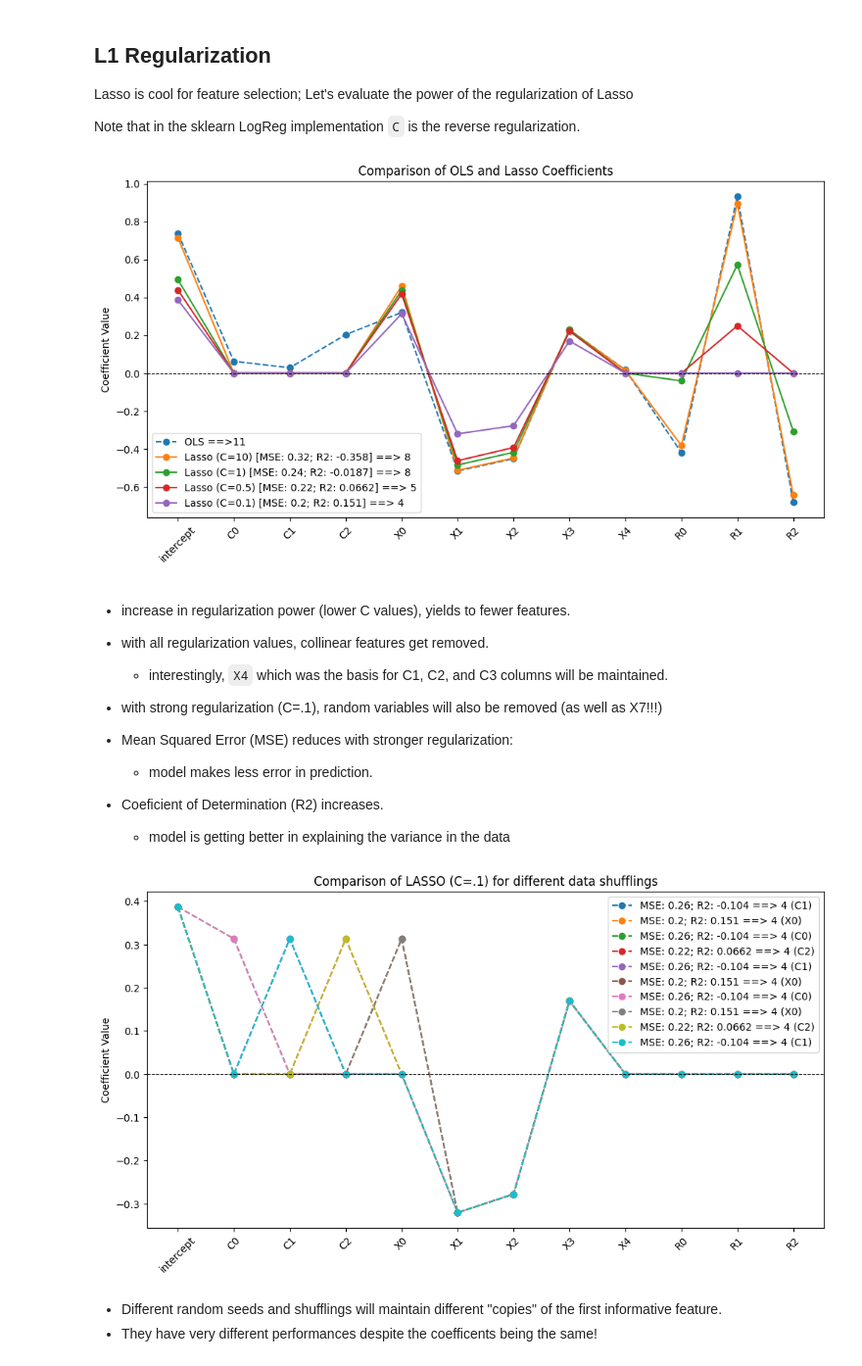
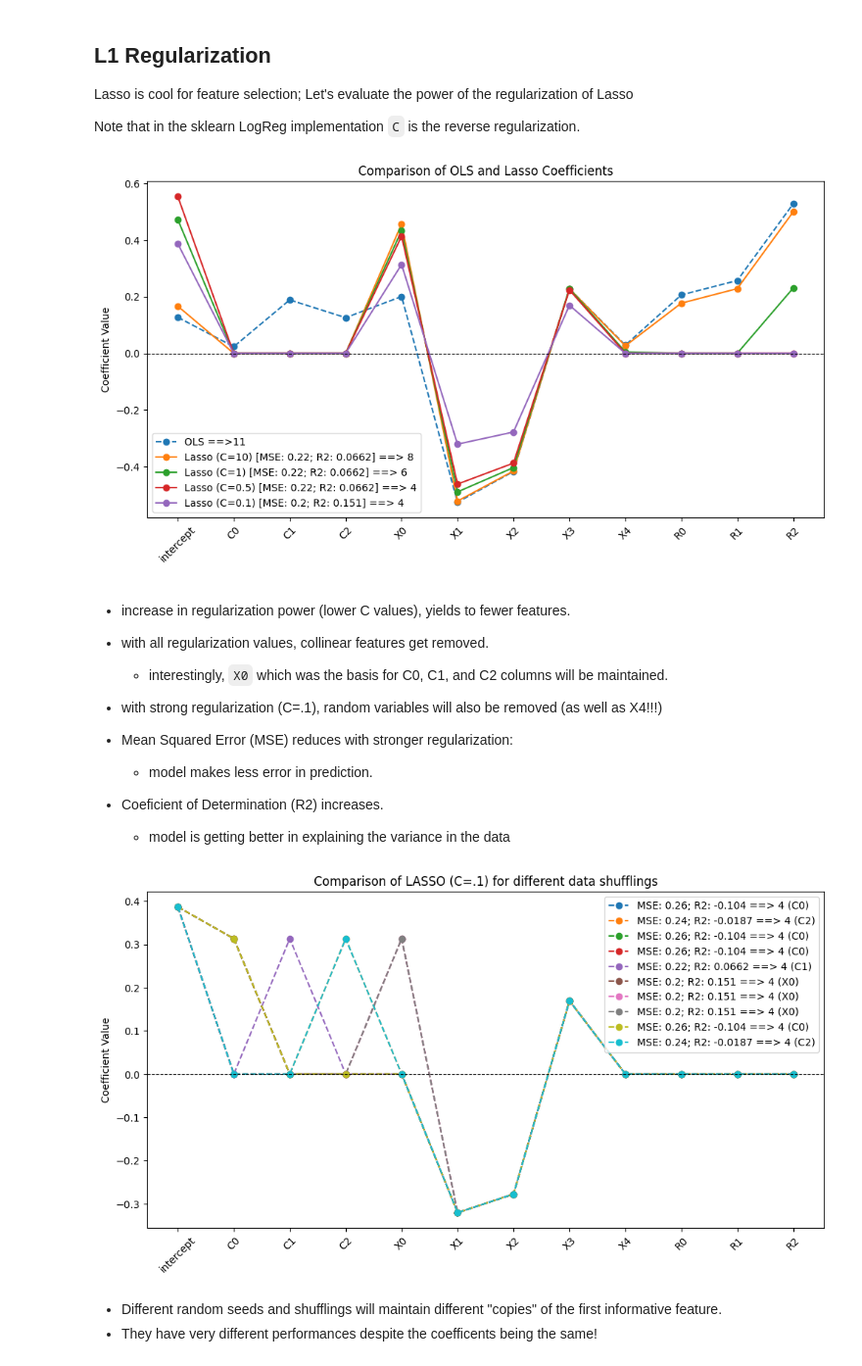
Before and after one commit to etabari/ml_course, a Jupyter notebook: 1.1.LR.regularization.ipynb, the cells around one changed output. Shown: that part at 98% size. Drawn from its saved outputs; the diff is of its cells as text; code cells hidden in the pictures.

```diff
--- a/1.1.LR.regularization.ipynb
+++ b/1.1.LR.regularization.ipynb
@@ -18,6 +18,7 @@ from sklearn.metrics import mean_squared_error, r2_score
 
 import numpy as np
 import matplotlib.pyplot as plt
+import seaborn as sns
 
 n_samples = 250
 
@@ -31,7 +32,9 @@ X_informative, y_all = make_classification(
     random_state=42,
 )
 
+
 ## Create 3 non-informative columns
+np.random.seed(42)
 random_columns = np.random.rand(n_samples, 3)
 
 # ## Create 4 columns of linear combination of existing 5 columns
@@ -51,7 +54,9 @@ X, X_test, y, y_test = train_test_split(X_all, y_all, test_size=0.2, random_stat
 
 ## Get feature label for index
 def f_label(index):
-    if index<3:
+    if index < 0:
+        return "intercept"
+    elif index<3:
         return f"C{index}"
     elif index<8:
         return f"X{index-3}"
@@ -154,7 +179,7 @@ for i, reg_power in enumerate(regularization):
 plt.axhline(0, color="black", linestyle="--", linewidth=0.8)
 plt.xticks(
     range(X.shape[1] + 1),
-    ["intercept"] + [f_label(i) for i in range(X.shape[1])],
+    [f_label(i) for i in range(-1, X.shape[1])],
     rotation=45,
 )
 plt.ylabel("Coefficient Value")
@@ -162,12 +187,12 @@ plt.title("Comparison of OLS and Lasso Coefficients")
 plt.legend()
 plt.show()
 # %% [output]
-[figure, old version]
+[figure, new version]
 # %% [markdown]
 - increase in regularization power (lower C values), yields to fewer features.
 - with all regularization values, collinear features get removed.
-  - interestingly, `X4` which was the basis for C1, C2, and C3 columns will be maintained.
-- with strong regularization (C=.1), random variables will also be removed (as well as X7!!!)
+  - interestingly, `X0` which was the basis for C0, C1, and C2 columns will be maintained.
+- with strong regularization (C=.1), random variables will also be removed (as well as X4!!!)
 
 
 - Mean Squared Error (MSE) reduces with stronger regularization:
@@ -193,37 +218,36 @@ for rnd_state in rand_states:
         # maintain the rest of collum orderings
         range(4, 11),
     )
     X_shuffled = X[:, shuffled_indices]  # Apply
 
     clf.fit(X_shuffled, y)
     l1_coefs += [np.append(clf.intercept_, clf.coef_)]
 
     y_pred = clf.predict(X_test)
     l1_perf += [[mean_squared_error(y_test, y_pred), r2_score(y_test, y_pred)]]
 
 plt.figure(figsize=(12, 6))
 
 # plt.plot(ols_coef, marker='o', linestyle='-', label=f'OLS ==>{sum([x!=0 for x in ols_coef[1:]])}')
 
 for i, rnd_state in enumerate(rand_states):
     non_zero_coef = sum([x != 0 for x in l1_coefs[i][1:]])
-    which_x0 = [f_label(i) for i, x in enumerate(l1_coefs[i][1:5]) if x!=0]
+    which_x0 = [f_label(i) for i, x in enumerate(l1_coefs[i][1:5]) if x != 0]
     label = f"MSE: {l1_perf[i][0]}; R2: {l1_perf[i][1]:.3} ==> {non_zero_coef} ({which_x0[0]})"
     plt.plot(l1_coefs[i], marker="o", linestyle="--", label=label)
 
 plt.axhline(0, color="black", linestyle="--", linewidth=0.8)
 plt.xticks(
     range(X.shape[1] + 1),
-    ["intercept"]
-    + [f_label(i) for i in range(X.shape[1])],
+    [f_label(i) for i in range(-1, X.shape[1])],
     rotation=45,
 )
 plt.ylabel("Coefficient Value")
 plt.title("Comparison of LASSO (C=.1) for different data shufflings")
 plt.legend()
 plt.show()
 # %% [output]
-[figure, old version]
+[figure, new version]
 # %% [markdown]
 - Different random seeds and shufflings will maintain different "copies" of the first informative feature.
 - They have very different performances despite the coefficents being the same!
```
Also changed, not shown: parts of 5 cells of this notebook.
